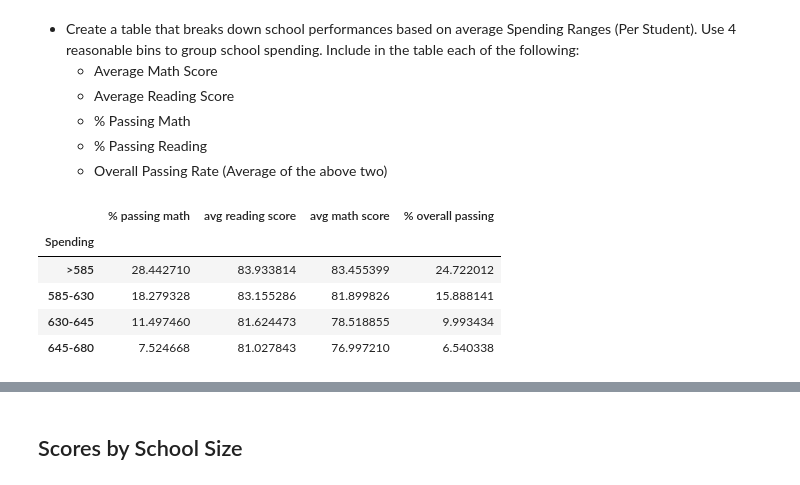
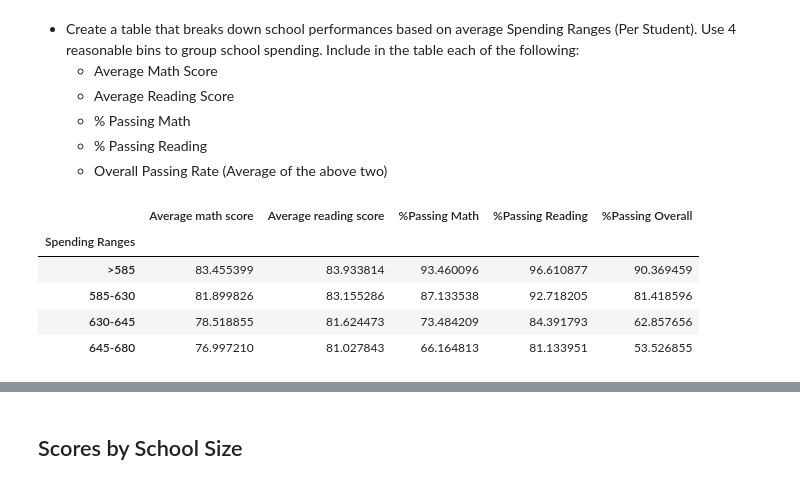
Before and after one commit to Janeenkh/pandas-challenge, a Jupyter notebook: PyCitySchools/PyCitySchools_starter.ipynb, the cells around one changed output, grey strips where cells are left out. Drawn from its saved outputs; the diff is of its cells as text; code cells hidden in the pictures.

```diff
--- a/PyCitySchools/PyCitySchools_starter.ipynb
+++ b/PyCitySchools/PyCitySchools_starter.ipynb
@@ -120,0 +307,3 @@ district_df
+# %%
+school_data_updated['%Passing Reading']=(school_data_updated['Reading Passed(total)']/school_data_updated['Total Students'])*100
+school_data_updated
@@ -120,0 +327,3 @@ district_df
+# %%
+school_data_updated['%Passing Overall']=(school_data_updated['Overall Passed(total)']/school_data_updated['Total Students'])*100
+school_data_updated
@@ -120,0 +347,3 @@ district_df
+# %%
+school_data_updated['Per Student Budget']=(school_data_updated['budget']/school_data_updated['Total Students'])
+school_data_updated
@@ -120,0 +367,4 @@ district_df
+# %%
+school_data_updated=school_data_updated[['school_name','type', 'Total Students', 'budget','Per Student Budget','Average math score','Average reading score','%Passing Math', '%Passing Reading','%Passing Overall']]
+school_data_updated=school_data_updated.set_index(['school_name'])
+school_data_updated
@@ -507,17 +525,15 @@ reading_scores_by_grade
 bins=[0, 585, 630, 645, 680]
 labels=['>585','585-630', '630-645','645-680' ]
 # %%
-merge_df['Spending'] = pd.cut(merge_df['per student budget'], bins=bins, labels = labels )
+school_data_updated['Spending Ranges'] = pd.cut(school_data_updated['Per Student Budget'], bins=bins, labels = labels )
 
-merge_df
-
-scores_by_school_spending=merge_df.groupby('Spending').agg({'% passing math' : 'mean', 'avg reading score' : 'mean', 'avg math score' : 'mean', '% overall passing' : 'mean'})
+scores_by_school_spending=school_data_updated.groupby('Spending Ranges').agg({'Average math score' : 'mean', 'Average reading score' : 'mean', '%Passing Math' : 'mean', '%Passing Reading' : 'mean', '%Passing Overall' : 'mean'})
 
 scores_by_school_spending
 # %% [output]
-|  | % passing math | avg reading score | avg math score | % overall passing |
-| Spending |  |  |  |  |
-| >585 | 28.442710 | 83.933814 | 83.455399 | 24.722012 |
-| 585-630 | 18.279328 | 83.155286 | 81.899826 | 15.888141 |
-| 630-645 | 11.497460 | 81.624473 | 78.518855 | 9.993434 |
-| 645-680 | 7.524668 | 81.027843 | 76.997210 | 6.540338 |
+|  | Average math score | Average reading score | %Passing Math | %Passing Reading | %Passing Overall |
+| Spending Ranges |  |  |  |  |  |
+| >585 | 83.455399 | 83.933814 | 93.460096 | 96.610877 | 90.369459 |
+| 585-630 | 81.899826 | 83.155286 | 87.133538 | 92.718205 | 81.418596 |
+| 630-645 | 78.518855 | 81.624473 | 73.484209 | 84.391793 | 62.857656 |
+| 645-680 | 76.997210 | 81.027843 | 66.164813 | 81.133951 | 53.526855 |
```
Also changed, not shown: parts of 50 cells of this notebook.
